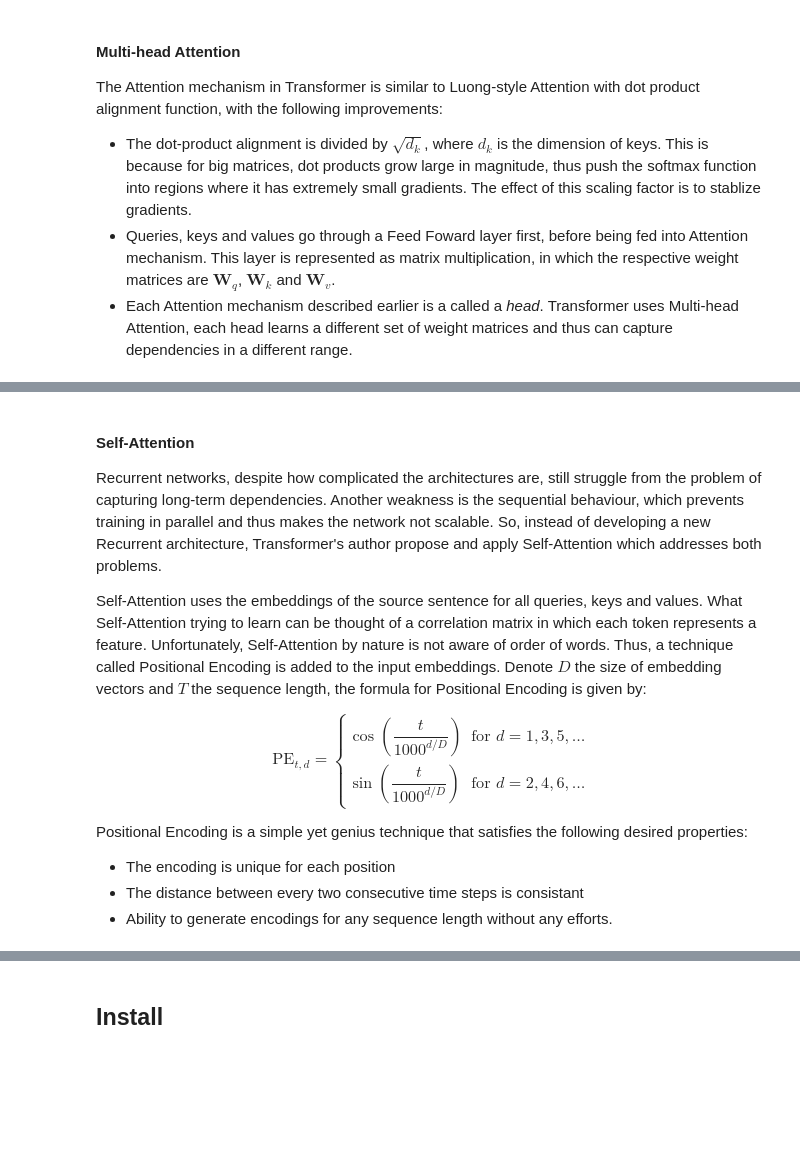
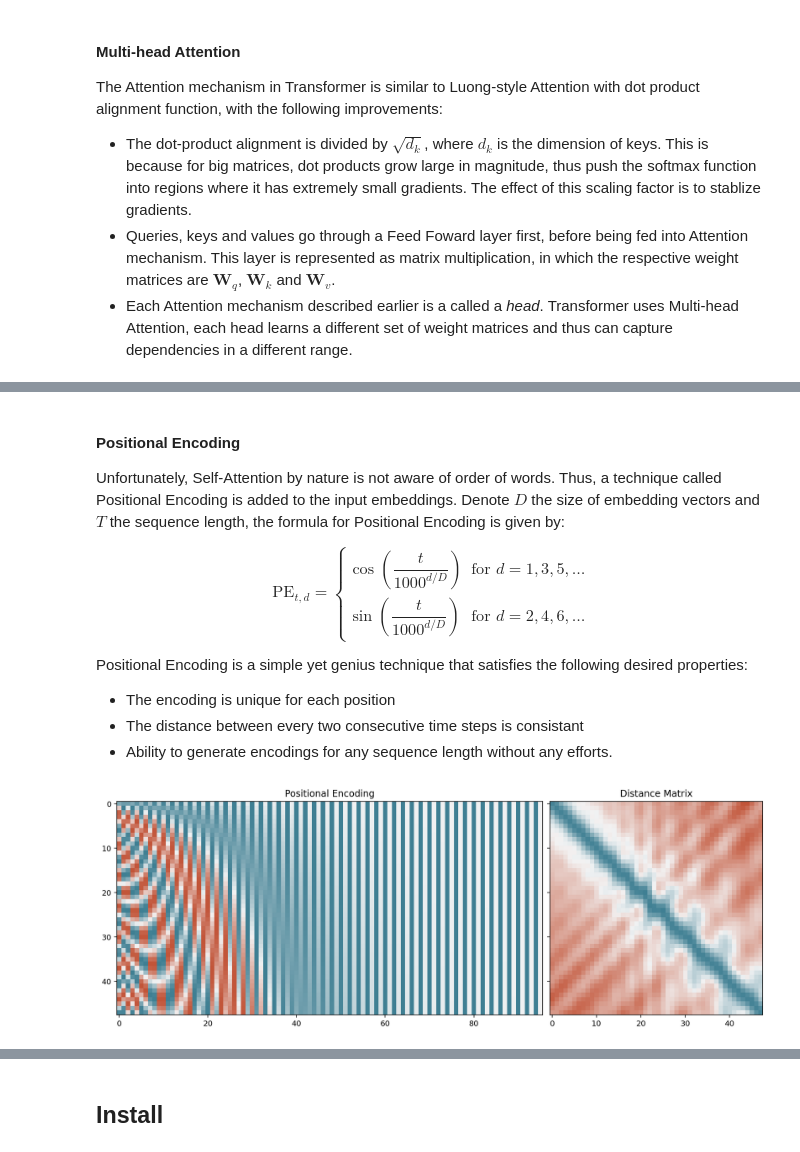
Before and after one commit to hungpq7/tabular-book, a Jupyter notebook: 10-deep-learning/keras-recurrent-networks.ipynb, the cells around one changed output, grey strips where cells are left out. Cells and saved outputs as stored; diff of their text form; code cells hidden in the pictures; blank space fills up the shorter version.

Commit message:
Transformer

```diff
--- a/10-deep-learning/keras-recurrent-networks.ipynb
+++ b/10-deep-learning/keras-recurrent-networks.ipynb
@@ -459,8 +462,6 @@ The Attention mechanism in Transformer is similar to Luong-style Attention with
 # %% [markdown]
-#### Self-Attention
-Recurrent networks, despite how complicated the architectures are, still struggle from the problem of capturing long-term dependencies. Another weakness is the sequential behaviour, which prevents training in parallel and thus makes the network not scalable. So, instead of developing a new Recurrent architecture, Transformer's author propose and apply Self-Attention which addresses both problems.
-
-Self-Attention uses the embeddings of the source sentence for all queries, keys and values. What Self-Attention trying to learn can be thought of a correlation matrix in which each token represents a feature. Unfortunately, Self-Attention by nature is not aware of order of words. Thus, a technique called Positional Encoding is added to the input embeddings. Denote $D$ the size of embedding vectors and $T$ the sequence length, the formula for Positional Encoding is given by:
+#### Positional Encoding
+Unfortunately, Self-Attention by nature is not aware of order of words. Thus, a technique called Positional Encoding is added to the input embeddings. Denote $D$ the size of embedding vectors and $T$ the sequence length, the formula for Positional Encoding is given by:
 
 $$\text{PE}_{t,d}=\begin{cases}
 \cos\left(\dfrac{t}{1000^{d/D}}\right) & \text{for }d=1,3,5,\ldots \\
@@ -474,3 +481,28 @@ Positional Encoding is a simple yet genius technique that satisfies the followin
+# %%
+def positional_encoding(length, depth):
+    T, D = length, depth
+    PE = [[t/10000**(d/D) for d in range(1, D+1)] for t in range(1, T+1)]
+    PE = np.array(PE)
+
+    PE[:, 0::2] = np.cos(PE[:, 0::2])
+    PE[:, 1::2] = np.sin(PE[:, 1::2])
+
+    return PE
+# %%
+PE = positional_encoding(48, 96)
+matrixDistance = PE@PE.T / np.linalg.norm(PE, axis=1)**2
+
+cmap = sns.diverging_palette(20, 220, as_cmap=True)
+
+mosaic = [['pe', 'pe', 'distance']]
+fig, ax = plt.subplot_mosaic(mosaic, figsize=(12, 5), constrained_layout=True, sharey=True)
+ax['pe'].imshow(PE, cmap=cmap, aspect='equal')
+ax['pe'].set_title('Positional Encoding')
+ax['distance'].imshow(matrixDistance, cmap=cmap)
+ax['distance'].set_title('Distance Matrix')
+plt.show()
+# %% [output]
+[figure, added]
 # %% [markdown]
 ## Resources
 - *bioinf.jku - [Long Short-Term Memory](https://www.bioinf.jku.at/publications/older/2604.pdf)*
```
Also changed, not shown: parts of 3 cells of this notebook.
